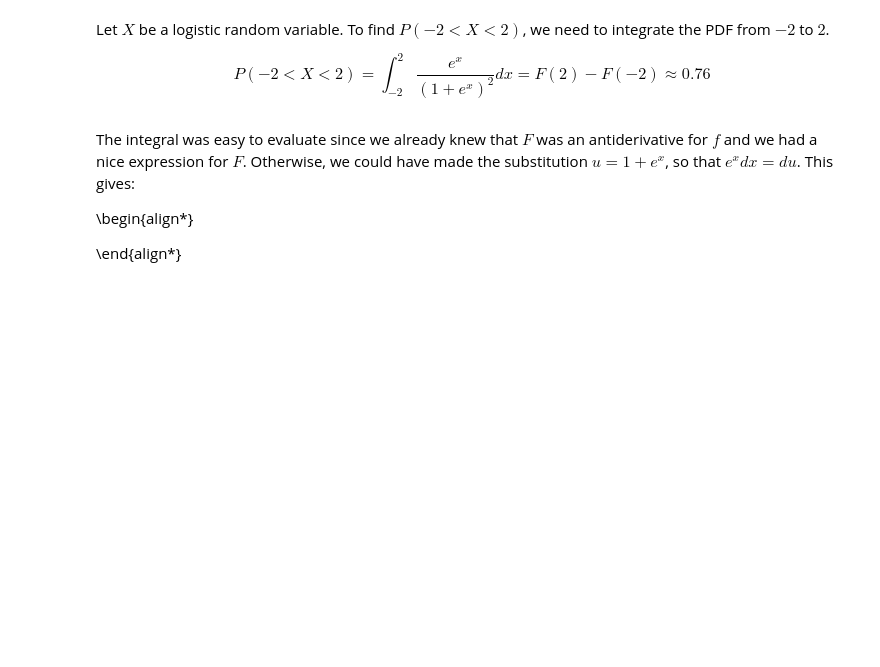
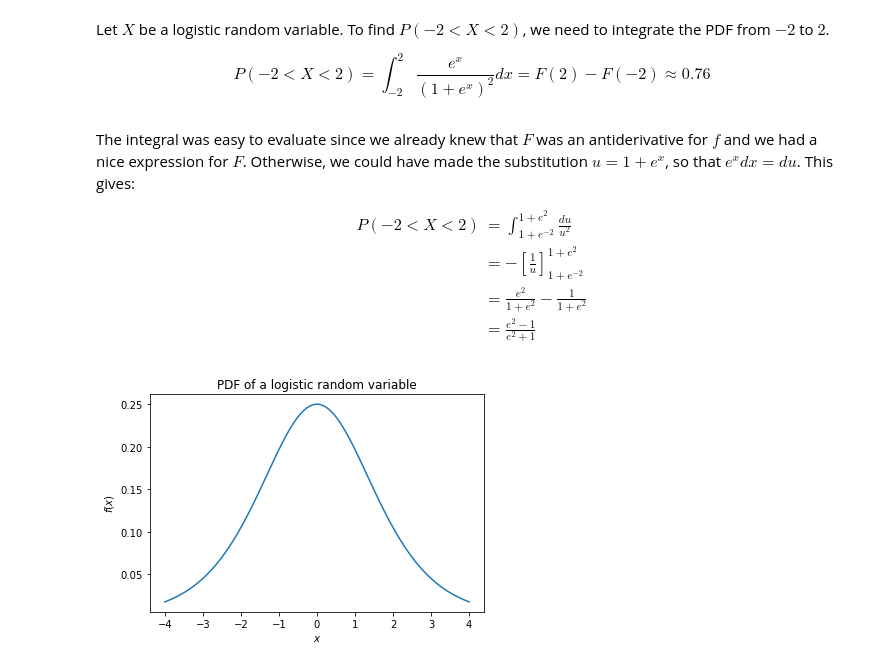
Before and after one commit to quantinsights/calculus_based_probability, a Jupyter notebook: lec05 - Continuous Random Variables.ipynb, the cells around one changed output. Saved outputs shown, nothing was run; the diff lists cells and outputs as text; code cells hidden in the pictures; blank space fills up the shorter version.

Commit message:
continuous random variables

```diff
--- a/lec05 - Continuous Random Variables.ipynb
+++ b/lec05 - Continuous Random Variables.ipynb
@@ -91,5 +91,31 @@ $$P(-2 < X < 2) = \int_{-2}^{2} \frac{e^x}{(1 + e^x)^2} dx = F(2) - F(-2) \appro
 The integral was easy to evaluate since we already knew that $F$ was an antiderivative for $f$ and we had a nice expression for $F$. Otherwise, we could have made the substitution $u = 1 + e^x$, so that $e^x dx = du$. This gives:
 
 \begin{align*}
-
+P(-2 < X < 2) &= \int_{1+e^{-2}}^{1+e^2} \frac{du}{u^2}\\
+&= -\left[\frac{1}{u}\right]_{1+e^{-2}}^{1+e^2}\\
+&= \frac{e^2}{1 + e^2} - \frac{1}{1+e^2}\\
+&= \frac{e^2 - 1}{e^2 + 1}
 \end{align*}
+# %%
+import numpy as np
+import matplotlib.pyplot as plt
+import math
+%matplotlib inline
+
+
+def f(x):
+    return math.exp(x)/(1+math.exp(x))**2
+
+def F(x):
+    return math.exp(x)/(1+math.exp(x))
+
+x = np.linspace(-4,4,100)
+y = list(map(f, x))
+
+plt.xlabel(r'$x$')
+plt.ylabel(r'$f(x)$')
+plt.title('PDF of a logistic random variable')
+plt.plot(x,y)
+plt.show()
+# %% [output]
+[figure, added]
```
Also changed, not shown: parts of 1 cell of this notebook.
